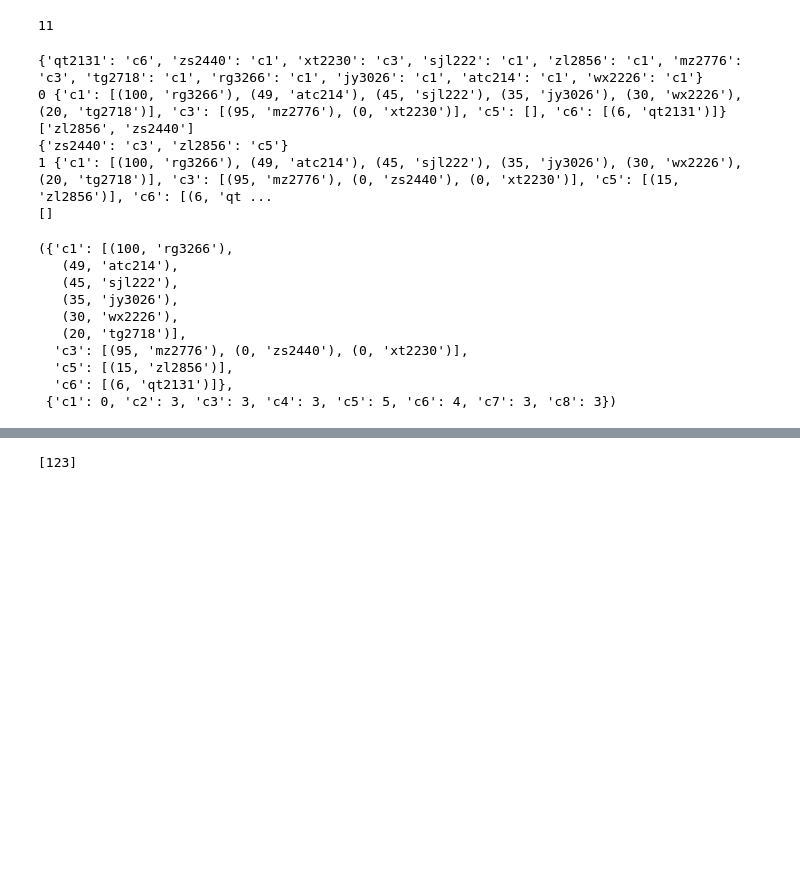
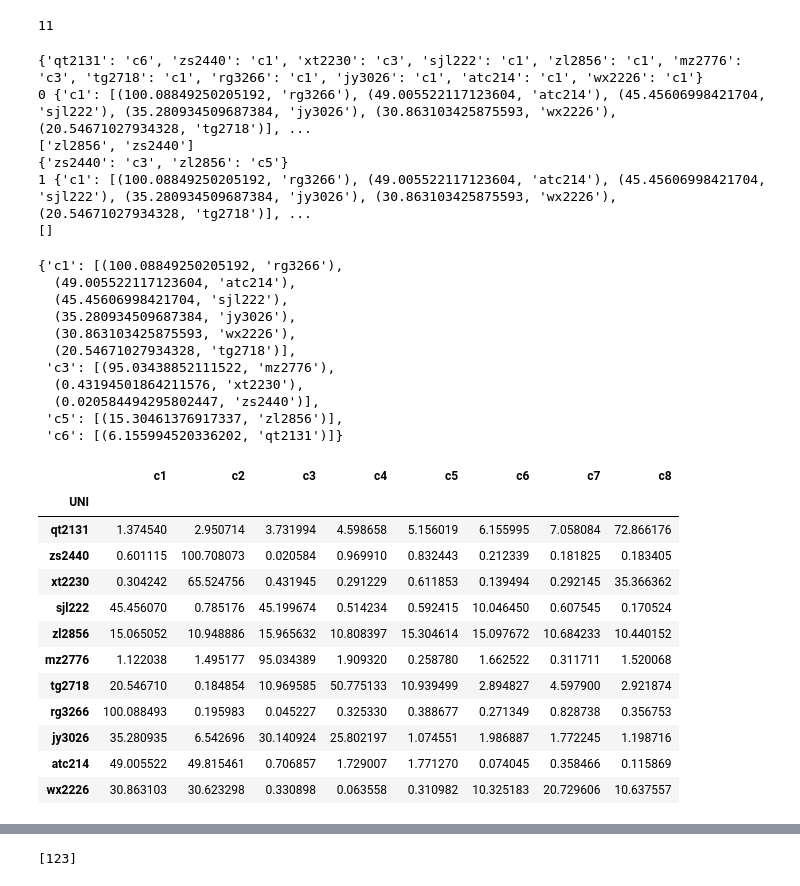
Before and after one commit to type-null/earthInsights, a Jupyter notebook: courseBidding/CourseAssignment.ipynb, the cells around one changed output, grey strips where cells are left out. Cells and saved outputs as stored; diff of their text form; code cells hidden in the pictures; blank space fills up the shorter version.

```diff
--- a/courseBidding/CourseAssignment.ipynb
+++ b/courseBidding/CourseAssignment.ipynb
@@ -735,22 +735,40 @@ def assignSC(df):
 
     return bid_sc_k, cap
 # %%
-assignCourseView = assignSC(df_group1)
+(assignCourseView, cap) = assignSC(df_group1)
 assignCourseView
 # %% [output]
 {'qt2131': 'c6', 'zs2440': 'c1', 'xt2230': 'c3', 'sjl222': 'c1', 'zl2856': 'c1', 'mz2776': 'c3', 'tg2718': 'c1', 'rg3266': 'c1', 'jy3026': 'c1', 'atc214': 'c1', 'wx2226': 'c1'}
-0 {'c1': [(100, 'rg3266'), (49, 'atc214'), (45, 'sjl222'), (35, 'jy3026'), (30, 'wx2226'), (20, 'tg2718')], 'c3': [(95, 'mz2776'), (0, 'xt2230')], 'c5': [], 'c6': [(6, 'qt2131')]}
+0 {'c1': [(100.08849250205192, 'rg3266'), (49.005522117123604, 'atc214'), (45.45606998421704, 'sjl222'), (35.280934509687384, 'jy3026'), (30.863103425875593, 'wx2226'), (20.54671027934328, 'tg2718')], ...
 ['zl2856', 'zs2440']
 {'zs2440': 'c3', 'zl2856': 'c5'}
-1 {'c1': [(100, 'rg3266'), (49, 'atc214'), (45, 'sjl222'), (35, 'jy3026'), (30, 'wx2226'), (20, 'tg2718')], 'c3': [(95, 'mz2776'), (0, 'zs2440'), (0, 'xt2230')], 'c5': [(15, 'zl2856')], 'c6': [(6, 'qt ...
+1 {'c1': [(100.08849250205192, 'rg3266'), (49.005522117123604, 'atc214'), (45.45606998421704, 'sjl222'), (35.280934509687384, 'jy3026'), (30.863103425875593, 'wx2226'), (20.54671027934328, 'tg2718')], ...
 []
-({'c1': [(100, 'rg3266'),
-   (49, 'atc214'),
-   (45, 'sjl222'),
-   (35, 'jy3026'),
-   (30, 'wx2226'),
-   (20, 'tg2718')],
-  'c3': [(95, 'mz2776'), (0, 'zs2440'), (0, 'xt2230')],
-  'c5': [(15, 'zl2856')],
-  'c6': [(6, 'qt2131')]},
- {'c1': 0, 'c2': 3, 'c3': 3, 'c4': 3, 'c5': 5, 'c6': 4, 'c7': 3, 'c8': 3})
+{'c1': [(100.08849250205192, 'rg3266'),
+  (49.005522117123604, 'atc214'),
+  (45.45606998421704, 'sjl222'),
+  (35.280934509687384, 'jy3026'),
+  (30.863103425875593, 'wx2226'),
+  (20.54671027934328, 'tg2718')],
+ 'c3': [(95.03438852111522, 'mz2776'),
+  (0.43194501864211576, 'xt2230'),
+  (0.020584494295802447, 'zs2440')],
+ 'c5': [(15.30461376917337, 'zl2856')],
+ 'c6': [(6.155994520336202, 'qt2131')]}
+# %%
+df = modified_bid(df_group1)
+df
+# %% [output]
+|  | c1 | c2 | c3 | c4 | c5 | c6 | c7 | c8 |
+| UNI |  |  |  |  |  |  |  |  |
+| qt2131 | 1.374540 | 2.950714 | 3.731994 | 4.598658 | 5.156019 | 6.155995 | 7.058084 | 72.866176 |
+| zs2440 | 0.601115 | 100.708073 | 0.020584 | 0.969910 | 0.832443 | 0.212339 | 0.181825 | 0.183405 |
+| xt2230 | 0.304242 | 65.524756 | 0.431945 | 0.291229 | 0.611853 | 0.139494 | 0.292145 | 35.366362 |
+| sjl222 | 45.456070 | 0.785176 | 45.199674 | 0.514234 | 0.592415 | 10.046450 | 0.607545 | 0.170524 |
+| zl2856 | 15.065052 | 10.948886 | 15.965632 | 10.808397 | 15.304614 | 15.097672 | 10.684233 | 10.440152 |
+| mz2776 | 1.122038 | 1.495177 | 95.034389 | 1.909320 | 0.258780 | 1.662522 | 0.311711 | 1.520068 |
+| tg2718 | 20.546710 | 0.184854 | 10.969585 | 50.775133 | 10.939499 | 2.894827 | 4.597900 | 2.921874 |
+| rg3266 | 100.088493 | 0.195983 | 0.045227 | 0.325330 | 0.388677 | 0.271349 | 0.828738 | 0.356753 |
+| jy3026 | 35.280935 | 6.542696 | 30.140924 | 25.802197 | 1.074551 | 1.986887 | 1.772245 | 1.198716 |
+| atc214 | 49.005522 | 49.815461 | 0.706857 | 1.729007 | 1.771270 | 0.074045 | 0.358466 | 0.115869 |
+| wx2226 | 30.863103 | 30.623298 | 0.330898 | 0.063558 | 0.310982 | 10.325183 | 20.729606 | 10.637557 |
```
Also changed, not shown: parts of 23 cells of this notebook, 2 other files.
